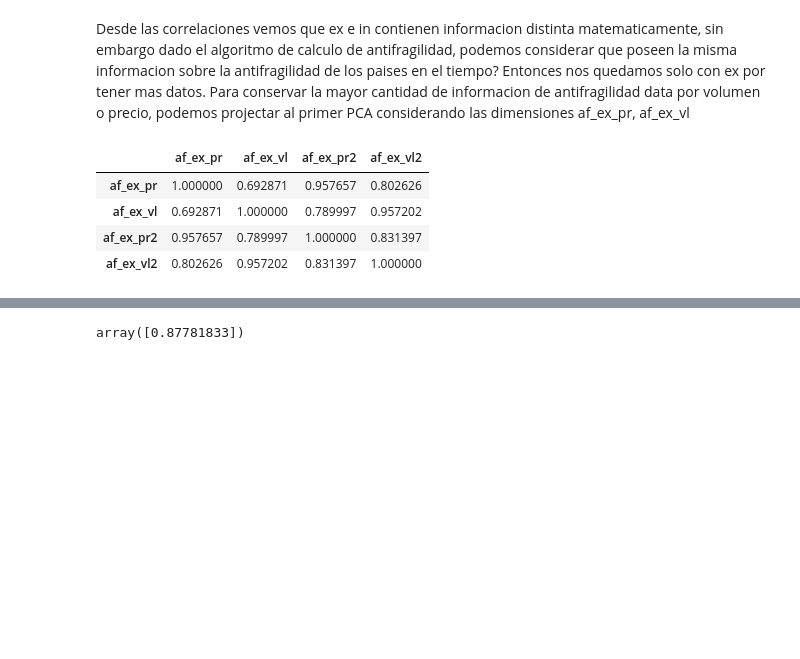
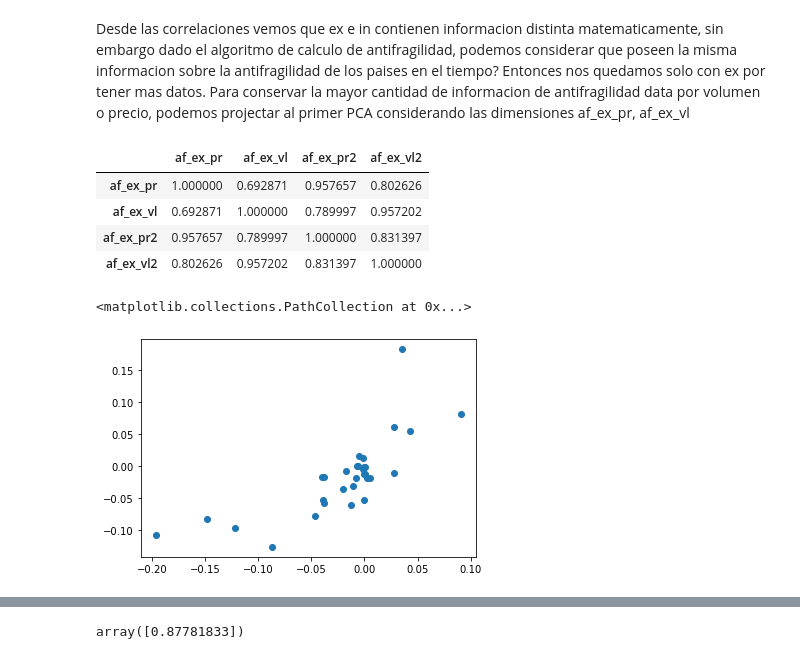
Before and after one commit to RogelioLozano/AOFFTN, a Jupyter notebook: Exploration_V3/Ideas_exploradas.ipynb, the cells around one changed output, grey strips where cells are left out. Drawn from its saved outputs; the diff is of its cells as text; code cells hidden in the pictures; blank space fills up the shorter version.

```diff
--- a/Exploration_V3/Ideas_exploradas.ipynb
+++ b/Exploration_V3/Ideas_exploradas.ipynb
@@ -42,3 +55,8 @@ af.iloc[:,2:].corr()
 | af_ex_vl2 | 0.802626 | 0.957202 | 0.831397 | 1.000000 |
 # %%
 toproject_af=af.dropna(axis=0)
+# %%
+plt.scatter(toproject_af[toproject_af['country']=='Mexico']['af_ex_pr'],toproject_af[toproject_af['country']=='Mexico']['af_ex_vl'])
+# %% [output]
+<matplotlib.collections.PathCollection at 0x...>
+[figure, added]
```
Also changed, not shown: parts of 16 cells of this notebook, 2 other files.
